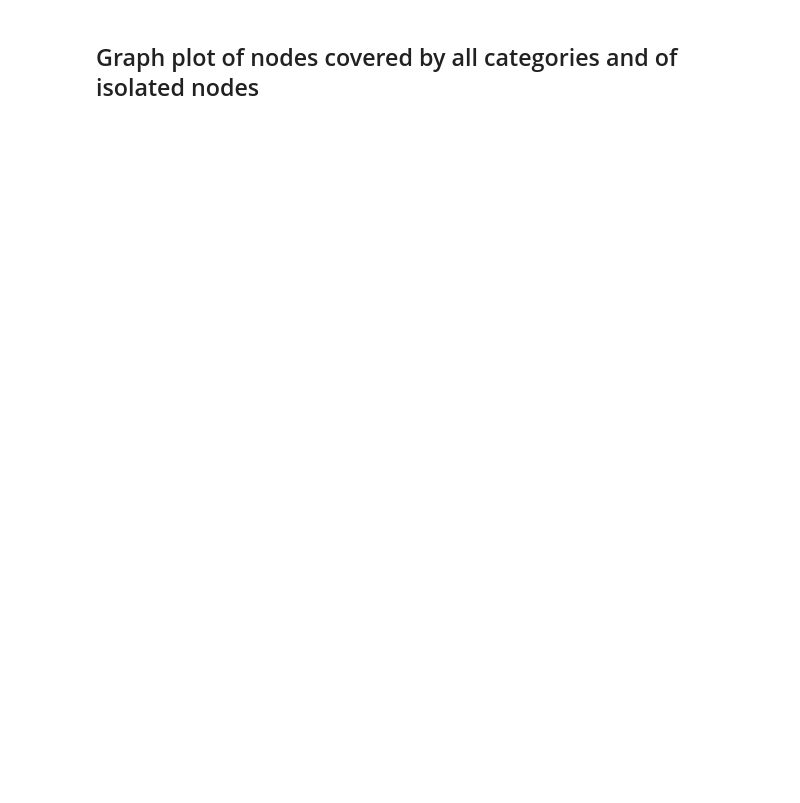
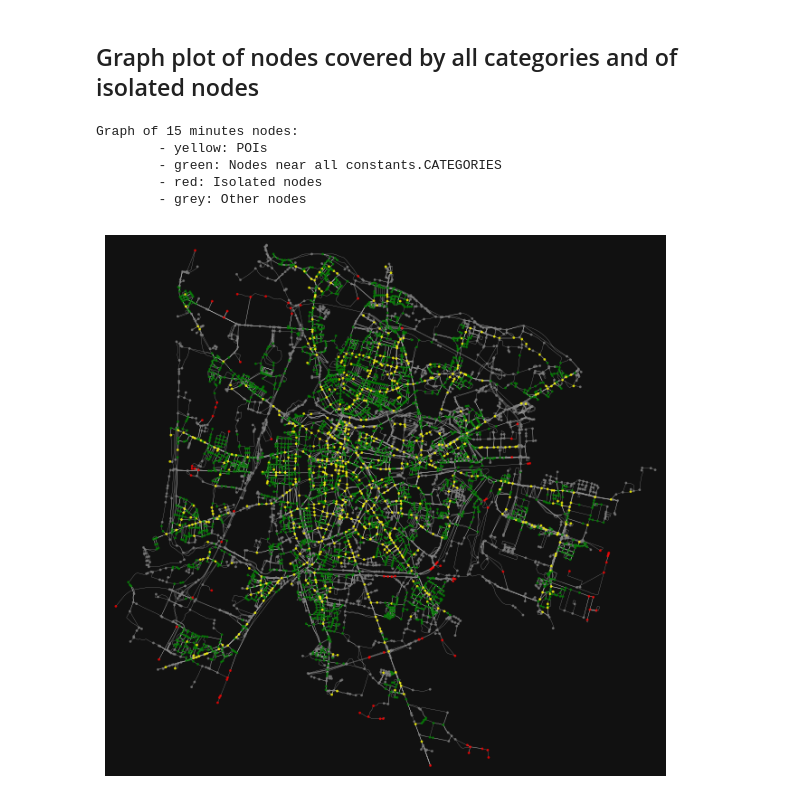
Before and after one commit to danielcharles0/LFN2324, a Jupyter notebook: CoverageBetweenness.ipynb, the cells around one changed output. Drawn from its saved outputs; the diff is of its cells as text; code cells hidden in the pictures; blank space fills up the shorter version.

```diff
--- a/CoverageBetweenness.ipynb
+++ b/CoverageBetweenness.ipynb
@@ -31,6 +21,8 @@ nodes = nodes.set_index("osmid")
 edges = edges.set_index(['u', 'v', 'key'])
 
 G = ox.utils_graph.graph_from_gdfs(nodes, edges)
+# %%
+nodes.sort_index(inplace=True)
 # %% [markdown]
 <h1>Coverage</h1>
 <p>Given a graph G = (nodes, edges) knowing that in the edges there are some POIs, modify the nodes table to have that: nodes below 15 minutes to at least a POI of a certain category have that category column set to true.</p>
@@ -60,3 +44,0 @@ G = ox.utils_graph.graph_from_gdfs(nodes, edges)
-# %%
-nodes, edges = ox.graph_to_gdfs(G)
-nodes.head()
@@ -211,13 +207,21 @@ s += """
 """
 # Save nodes'id that are near all POIs
 near_all_nodes = []
-for index, node in nodes.iterrows():
+isolated_nodes = []
+for node, data in G.nodes(data=True):
     near_all = True
+    isolated = True
     for category in constants.CATEGORIES:
-        if(index not in subgraph_nodes[category]):
+        covered = data.get(category, False)
+        if not covered:
             near_all = False
-    if(near_all):
-        near_all_nodes.append(index)
+        else:
+            isolated = False
+    if near_all:
+        near_all_nodes.append(node)
+    if isolated:
+        isolated_nodes.append(node)
+
 s +="<table>"
 s +="<tr>"
 s +="<th>Number of covered nodes</th>"
@@ -229,7 +233,7 @@ percentage = len(near_all_nodes) * 100 / len(nodes)
 formatted_percentage = round(percentage, 2)
 result_str = str(formatted_percentage)
 s +="<td>"+str(len(near_all_nodes))+"</td>"
-s +="<td>"+str(len(nodes))+"</td>"
+s +="<td>"+str(len(G))+"</td>"
 s +="<td>"+result_str+"%</td>"
 s +="</tr>"
 s +="</table>"
@@ -238,15 +242,7 @@ s += """
 <p>These are the nodes that are not near any POI:</p>
 
 """
-# Save nodes'id that are not near any POI
-isolated_nodes = []
-for index, node in nodes.iterrows():
-    isolated = True
-    for category in constants.CATEGORIES:
-        if(index in subgraph_nodes[category]):
-            isolated = False
-    if(isolated):
-        isolated_nodes.append(index)
+
 s +="<table>"
 s +="<tr>"
 s +="<th>Number of isolated nodes</th>"
@@ -258,7 +254,7 @@ percentage = len(isolated_nodes) * 100 / len(nodes)
 formatted_percentage = round(percentage, 2)
 result_str = str(formatted_percentage)
 s +="<td>"+str(len(isolated_nodes))+"</td>"
-s +="<td>"+str(len(nodes))+"</td>"
+s +="<td>"+str(len(G))+"</td>"
 s +="<td>"+result_str+"%</td>"
 s +="</tr>"
 s +="</table>"
@@ -268,24 +273,33 @@ md(s)
 # %%
 node_colors = []
 covered_cnt = 0
 poi_cnt = 0
 uncovered_cnt = 0
-for index, node in nodes.iterrows():
-    if (nodes.at[index, "POI"] in constants.CATEGORIES):
+
+for node, data in G.nodes(data=True):
+    if data.get("POI", None) in constants.CATEGORIES:
         node_colors.append("yellow")
     else:
-        if (index in near_all_nodes):
+        if node in near_all_nodes:
             node_colors.append("green")
-        elif(index in isolated_nodes):
+        elif node in isolated_nodes:
             node_colors.append("red")
         else:
             node_colors.append("grey")
+
 print("Graph of 15 minutes nodes:\n\t- yellow: POIs\n\t- green: Nodes near all constants.CATEGORIES\n\t- red: Isolated nodes\n\t- grey: Other nodes")
 fig, ax = ox.plot_graph(
     G,
     node_color=node_colors,
     node_size=4,
     node_alpha=0.8,
     edge_linewidth=0.2,
     edge_color="#999999",
 )
+# %% [output]
+Graph of 15 minutes nodes:
+        - yellow: POIs
+        - green: Nodes near all constants.CATEGORIES
+        - red: Isolated nodes
+        - grey: Other nodes
+[figure, added]
```
Also changed, not shown: parts of 13 cells of this notebook, 8 other files.
